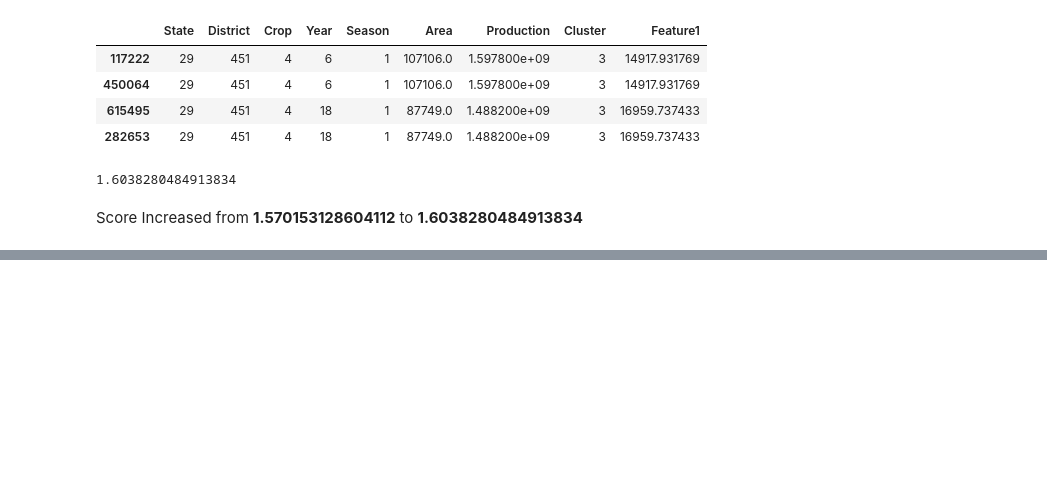
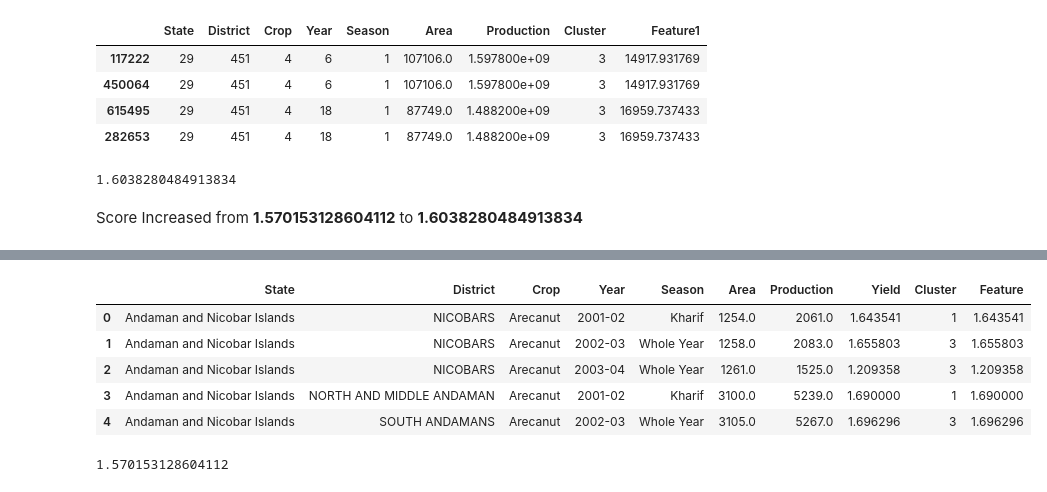
Before and after one commit to naseemap47/predictCropYield-MachineLearning-python, a Jupyter notebook: crop_yield.ipynb, the cells around one changed output, grey strips where cells are left out. Saved outputs shown, nothing was run; the diff lists cells and outputs as text; code cells hidden in the pictures; blank space fills up the shorter version.

Commit message:
Make all changes on dataset that done to reduce Error score, and last checked all done correctly

```diff
--- a/crop_yield.ipynb
+++ b/crop_yield.ipynb
@@ -716,0 +717,26 @@ Score Increased from **1.570153128604112** to **1.6038280484913834**
+# %%
+# Load saved data.csv
+import pandas as pd
+data  = pd.read_csv('data.csv')
+
+# Dropping Production Units and Area Units columns
+data = data.drop('Production Units', axis=1)
+data = data.drop('Area Units', axis=1)
+# %%
+from sklearn.cluster import KMeans
+from sklearn.preprocessing import StandardScaler
+
+data_copy = data.copy()
+
+features = ['Production', 'Season']
+data_copy["Season"], _ = data["Season"].factorize()
+
+# Standardize
+scaler = StandardScaler()
+data_x_scaled = scaler.fit_transform(data_copy.loc[:, features])
+
+# create cluster feature
+kmeans = KMeans(n_clusters=6, random_state=0)
+data['Cluster'] = kmeans.fit_predict(data_x_scaled)
+data['Cluster'] = data['Cluster'].astype('category')
+data.loc[:, features+['Cluster']].head()
@@ -716,0 +750,11 @@ Score Increased from **1.570153128604112** to **1.6038280484913834**
+# %%
+# Create a new feature - Ratio of roduction & Area
+data['Feature'] = data_x.Production / data_x.Area
+data.head()
+# %% [output]
+|  | State | District | Crop | Year | Season | Area | Production | Yield | Cluster | Feature |
+| 0 | Andaman and Nicobar Islands | NICOBARS | Arecanut | 2001-02 | Kharif | 1254.0 | 2061.0 | 1.643541 | 1 | 1.643541 |
+| 1 | Andaman and Nicobar Islands | NICOBARS | Arecanut | 2002-03 | Whole Year | 1258.0 | 2083.0 | 1.655803 | 3 | 1.655803 |
+| 2 | Andaman and Nicobar Islands | NICOBARS | Arecanut | 2003-04 | Whole Year | 1261.0 | 1525.0 | 1.209358 | 3 | 1.209358 |
+| 3 | Andaman and Nicobar Islands | NORTH AND MIDDLE ANDAMAN | Arecanut | 2001-02 | Kharif | 3100.0 | 5239.0 | 1.690000 | 1 | 1.690000 |
+| 4 | Andaman and Nicobar Islands | SOUTH ANDAMANS | Arecanut | 2002-03 | Whole Year | 3105.0 | 5267.0 | 1.696296 | 3 | 1.696296 |
@@ -716,0 +764,9 @@ Score Increased from **1.570153128604112** to **1.6038280484913834**
+# %%
+# setting parameters
+x = data.copy()
+y = x.pop('Yield')
+
+# Checking Error Score
+score_dataset(x, y)
+# %% [output]
+1.570153128604112
```
Also changed, not shown: parts of 6 cells of this notebook.
